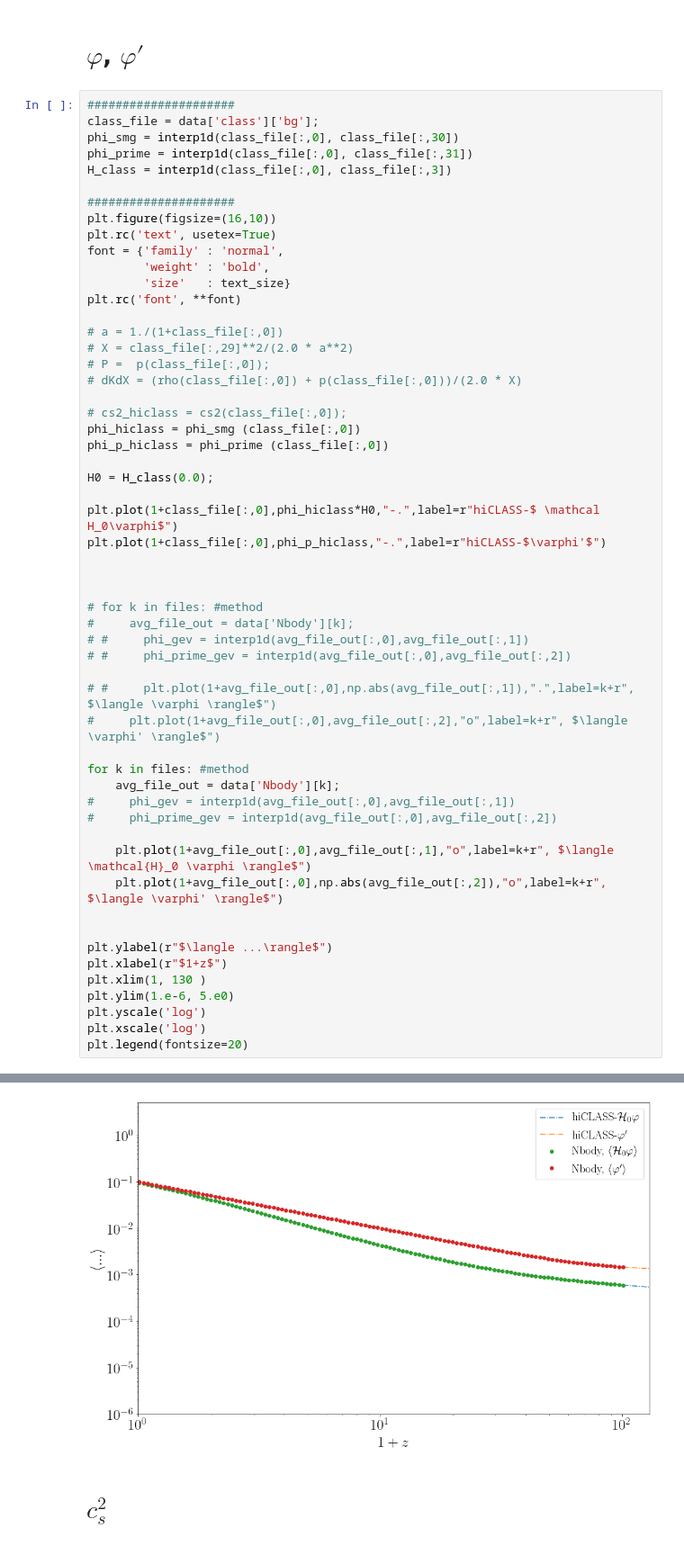
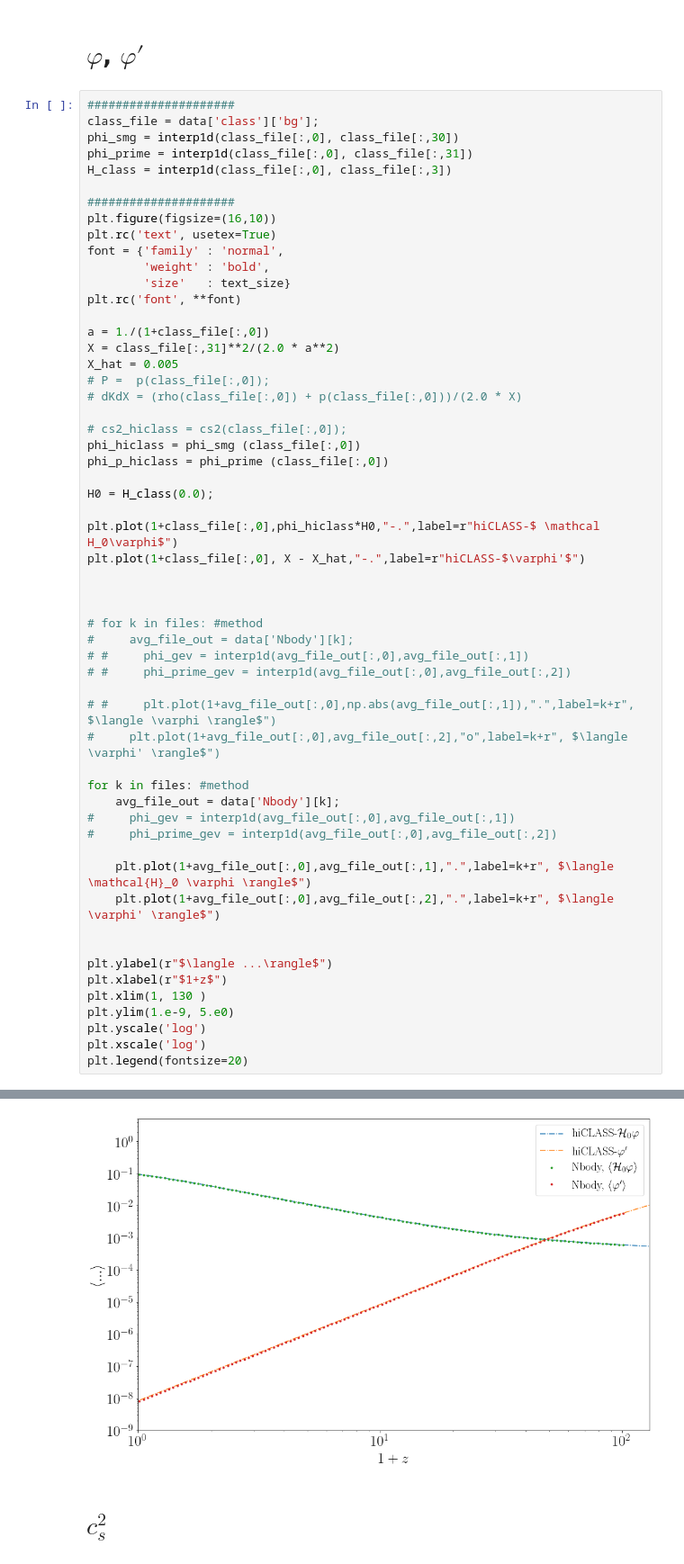
Before and after one commit to FarbodHassani/k-evolution_devel, a Jupyter notebook: Notebooks/kevolution_vs_hiclass.ipynb, the cells around one changed output, grey strips where cells are left out. Shown at 90% size. Drawn from its saved outputs; the diff is of its cells as text.

```diff
--- a/Notebooks/kevolution_vs_hiclass.ipynb
+++ b/Notebooks/kevolution_vs_hiclass.ipynb
@@ -136,8 +136,9 @@ font = {'family' : 'normal',
         'size'   : text_size}
 plt.rc('font', **font)
 
-# a = 1./(1+class_file[:,0])
-# X = class_file[:,29]**2/(2.0 * a**2)
+a = 1./(1+class_file[:,0])
+X = class_file[:,31]**2/(2.0 * a**2)
+X_hat = 0.005
 # P =  p(class_file[:,0]);
 # dKdX = (rho(class_file[:,0]) + p(class_file[:,0]))/(2.0 * X)
 
@@ -147,38 +148,38 @@ phi_p_hiclass = phi_prime (class_file[:,0])
 
 H0 = H_class(0.0);
 
 plt.plot(1+class_file[:,0],phi_hiclass*H0,"-.",label=r"hiCLASS-$ \mathcal H_0\varphi$")
-plt.plot(1+class_file[:,0],phi_p_hiclass,"-.",label=r"hiCLASS-$\varphi'$")
+plt.plot(1+class_file[:,0], X - X_hat,"-.",label=r"hiCLASS-$\varphi'$")
 
 
 
 # for k in files: #method
 #     avg_file_out = data['Nbody'][k];
 # #     phi_gev = interp1d(avg_file_out[:,0],avg_file_out[:,1])
 # #     phi_prime_gev = interp1d(avg_file_out[:,0],avg_file_out[:,2])
 
 # #     plt.plot(1+avg_file_out[:,0],np.abs(avg_file_out[:,1]),".",label=k+r", $\langle \varphi \rangle$")
 #     plt.plot(1+avg_file_out[:,0],avg_file_out[:,2],"o",label=k+r", $\langle \varphi' \rangle$")
 
 for k in files: #method
     avg_file_out = data['Nbody'][k];
 #     phi_gev = interp1d(avg_file_out[:,0],avg_file_out[:,1])
 #     phi_prime_gev = interp1d(avg_file_out[:,0],avg_file_out[:,2])
 
-    plt.plot(1+avg_file_out[:,0],avg_file_out[:,1],"o",label=k+r", $\langle \mathcal{H}_0 \varphi \rangle$")
-    plt.plot(1+avg_file_out[:,0],np.abs(avg_file_out[:,2]),"o",label=k+r", $\langle \varphi' \rangle$")
+    plt.plot(1+avg_file_out[:,0],avg_file_out[:,1],".",label=k+r", $\langle \mathcal{H}_0 \varphi \rangle$")
+    plt.plot(1+avg_file_out[:,0],avg_file_out[:,2],".",label=k+r", $\langle \varphi' \rangle$")
 
 
 plt.ylabel(r"$\langle ...\rangle$")
 plt.xlabel(r"$1+z$")
 plt.xlim(1, 130 )
-plt.ylim(1.e-6, 5.e0)
+plt.ylim(1.e-9, 5.e0)
 plt.yscale('log')
 plt.xscale('log')
 plt.legend(fontsize=20)
 # %% [output]
 <matplotlib.legend.Legend at 0x...>
-[figure, old version]
+[figure, new version]
 # %% [markdown]
 #  $c_s^2$
 # %%
```
Also changed, not shown: parts of 1 cell of this notebook, 4 other files.
